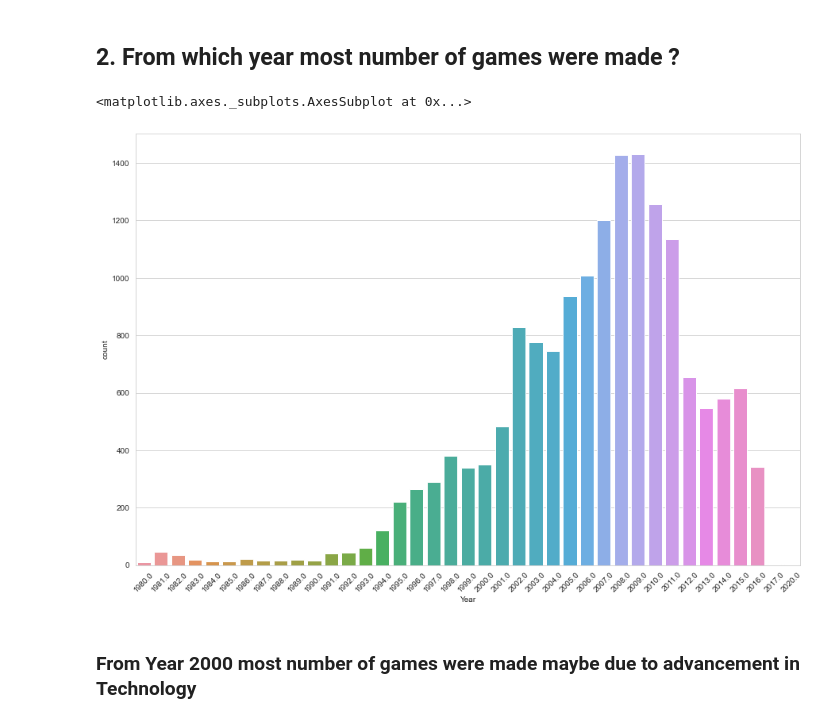
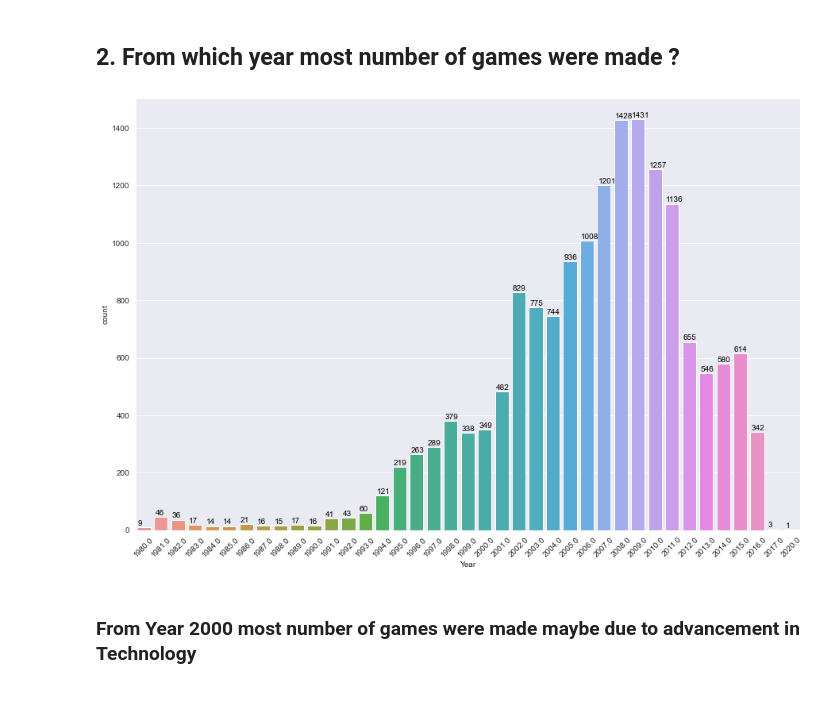
Before and after one commit to vinaysaw/Dialogue_with_data, a Jupyter notebook: Vedio_game/Video Games Sales Analysis And Visualization.ipynb, the cells around one changed output. Drawn from its saved outputs; the diff is of its cells as text; code cells hidden in the pictures.

```diff
--- a/Vedio_game/Video Games Sales Analysis And Visualization.ipynb
+++ b/Vedio_game/Video Games Sales Analysis And Visualization.ipynb
@@ -141,13 +113,16 @@ fig.show()
 ### So We find out that Action Games were made the most
 # %% [markdown]
 ## 2. From which year most number of games were made ?
-# %%
-plt.figure(figsize=(15,10))
-plt.xticks(rotation=45)
-sns.countplot(data.Year)
-# %% [output]
-<matplotlib.axes._subplots.AxesSubplot at 0x...>
-[figure, removed]
+# %%
+plt.figure(figsize=(15,10))
+ax=sns.countplot(data.Year)
+plt.xticks(rotation=45)
+for p in ax.patches:
+    ax.annotate(str(p.get_height()), (p.get_x()+0.05, p.get_height()+1), va='bottom',
+                    color= 'black')
+plt.show()
+# %% [output]
+[figure, added]
 # %% [markdown]
 ### From Year 2000 most number of games were made maybe due to advancement in Technology
 # %% [markdown]
```
Also changed, not shown: parts of 22 cells of this notebook.
